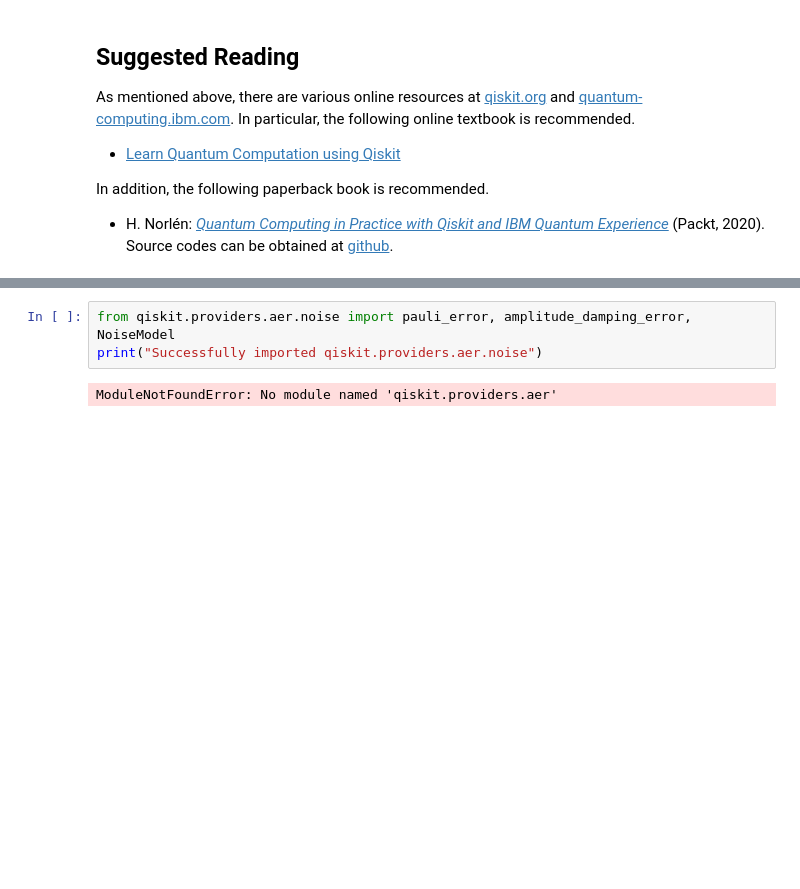
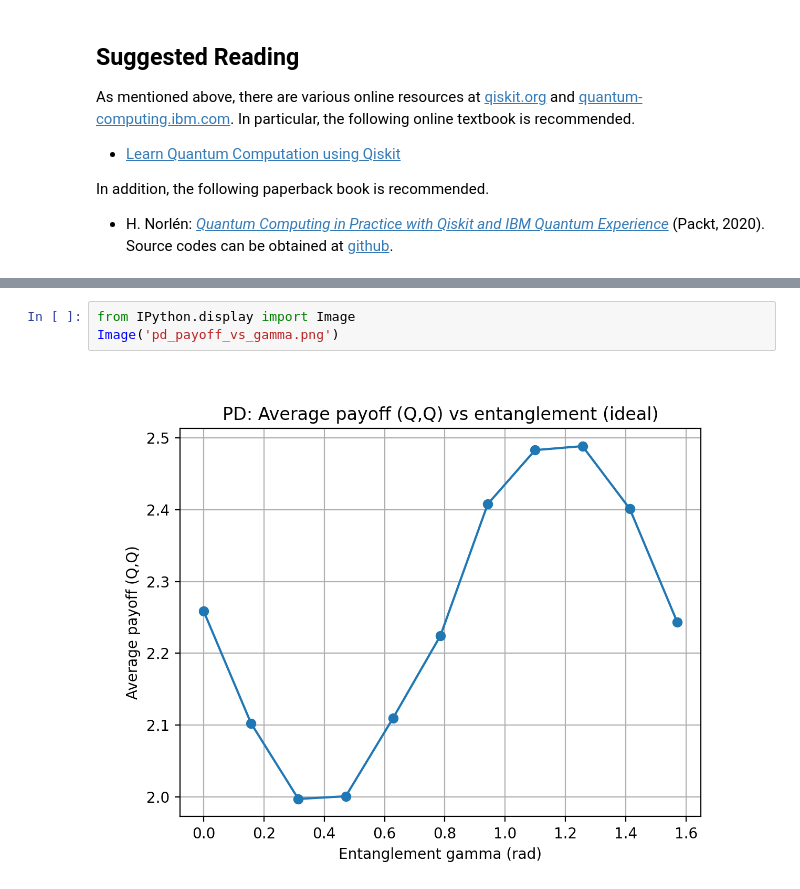
Before and after one commit to Kaumud53/Quantum-Game-Theory, a Jupyter notebook: preparation/qiskit.ipynb, the cells around one changed output, grey strips where cells are left out. Cells and saved outputs as stored; diff of their text form; blank space fills up the shorter version.

```diff
--- a/preparation/qiskit.ipynb
+++ b/preparation/qiskit.ipynb
@@ -311,5 +370,5 @@ ModuleNotFoundError: No module named 'qiskit.providers.aer'
-# %%
-from qiskit.providers.aer.noise import pauli_error, amplitude_damping_error, NoiseModel
-print("Successfully imported qiskit.providers.aer.noise")
-# %% [output]
-ModuleNotFoundError: No module named 'qiskit.providers.aer'
+# %%
+from IPython.display import Image
+Image('pd_payoff_vs_gamma.png')
+# %% [output]
+[figure, added]
```
Also changed, not shown: parts of 7 cells of this notebook.
